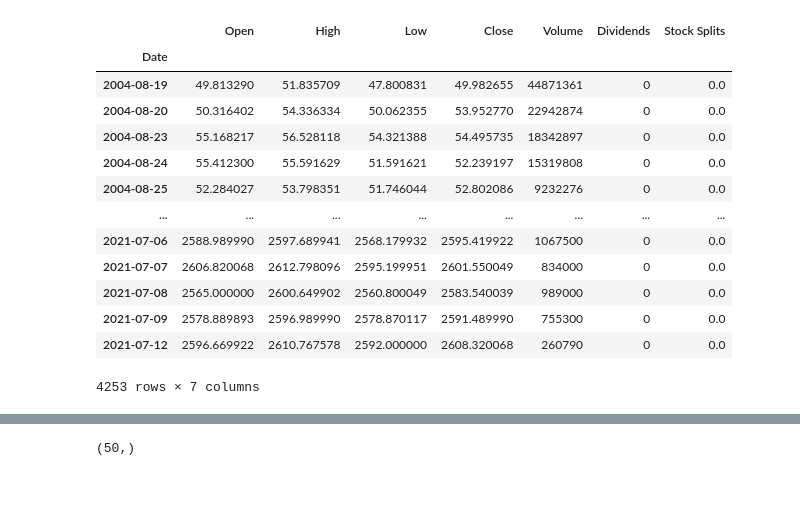
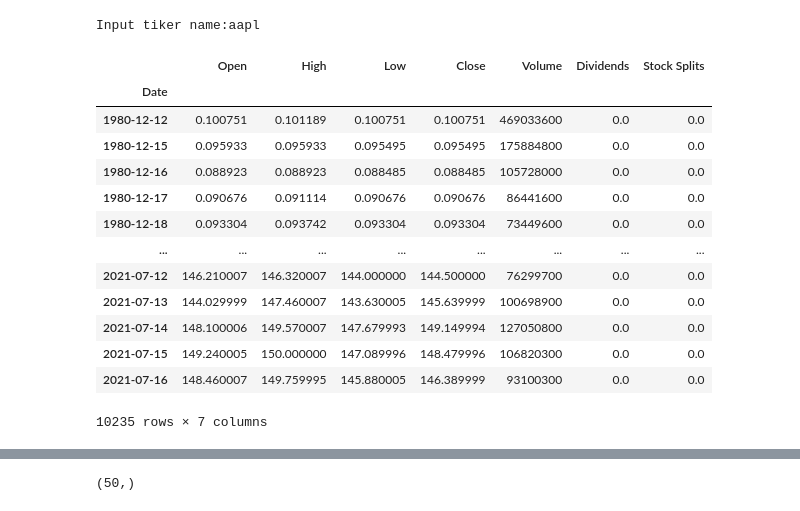
Before and after one commit to mdabbous88/Machine-Learning-Investment, a Jupyter notebook: stock_analyze.ipynb, the cells around one changed output, grey strips where cells are left out. Cells and saved outputs as stored; diff of their text form; code cells hidden in the pictures.

```diff
--- a/stock_analyze.ipynb
+++ b/stock_analyze.ipynb
@@ -19,22 +5,26 @@ import yfinance as yf
+# %%
+ticker = input("Input tiker name:")
+# %% [output]
+Input tiker name:aapl
 # %%
-goog = yf.Ticker("goog")
+tickerObj = yf.Ticker(ticker)
 # %%
-df = goog.history(period="max")
+ticker_df = tickerObj.history(period="max")
-# %%
-df
-# %% [output]
-|  | Open | High | Low | Close | Volume | Dividends | Stock Splits |
-| Date |  |  |  |  |  |  |  |
-| 2004-08-19 | 49.813290 | 51.835709 | 47.800831 | 49.982655 | 44871361 | 0 | 0.0 |
-| 2004-08-20 | 50.316402 | 54.336334 | 50.062355 | 53.952770 | 22942874 | 0 | 0.0 |
-| 2004-08-23 | 55.168217 | 56.528118 | 54.321388 | 54.495735 | 18342897 | 0 | 0.0 |
-| 2004-08-24 | 55.412300 | 55.591629 | 51.591621 | 52.239197 | 15319808 | 0 | 0.0 |
-| 2004-08-25 | 52.284027 | 53.798351 | 51.746044 | 52.802086 | 9232276 | 0 | 0.0 |
-| ... | ... | ... | ... | ... | ... | ... | ... |
-| 2021-07-06 | 2588.989990 | 2597.689941 | 2568.179932 | 2595.419922 | 1067500 | 0 | 0.0 |
-| 2021-07-07 | 2606.820068 | 2612.798096 | 2595.199951 | 2601.550049 | 834000 | 0 | 0.0 |
-| 2021-07-08 | 2565.000000 | 2600.649902 | 2560.800049 | 2583.540039 | 989000 | 0 | 0.0 |
-| 2021-07-09 | 2578.889893 | 2596.989990 | 2578.870117 | 2591.489990 | 755300 | 0 | 0.0 |
-| 2021-07-12 | 2596.669922 | 2610.767578 | 2592.000000 | 2608.320068 | 260790 | 0 | 0.0 |
-4253 rows × 7 columns
+# %%
+ticker_df
+# %% [output]
+|  | Open | High | Low | Close | Volume | Dividends | Stock Splits |
+| Date |  |  |  |  |  |  |  |
+| 1980-12-12 | 0.100751 | 0.101189 | 0.100751 | 0.100751 | 469033600 | 0.0 | 0.0 |
+| 1980-12-15 | 0.095933 | 0.095933 | 0.095495 | 0.095495 | 175884800 | 0.0 | 0.0 |
+| 1980-12-16 | 0.088923 | 0.088923 | 0.088485 | 0.088485 | 105728000 | 0.0 | 0.0 |
+| 1980-12-17 | 0.090676 | 0.091114 | 0.090676 | 0.090676 | 86441600 | 0.0 | 0.0 |
+| 1980-12-18 | 0.093304 | 0.093742 | 0.093304 | 0.093304 | 73449600 | 0.0 | 0.0 |
+| ... | ... | ... | ... | ... | ... | ... | ... |
+| 2021-07-12 | 146.210007 | 146.320007 | 144.000000 | 144.500000 | 76299700 | 0.0 | 0.0 |
+| 2021-07-13 | 144.029999 | 147.460007 | 143.630005 | 145.639999 | 100698900 | 0.0 | 0.0 |
+| 2021-07-14 | 148.100006 | 149.570007 | 147.679993 | 149.149994 | 127050800 | 0.0 | 0.0 |
+| 2021-07-15 | 149.240005 | 150.000000 | 147.089996 | 148.479996 | 106820300 | 0.0 | 0.0 |
+| 2021-07-16 | 148.460007 | 149.759995 | 145.880005 | 146.389999 | 93100300 | 0.0 | 0.0 |
+10235 rows × 7 columns
 # %%
```
Also changed, not shown: parts of 18 cells of this notebook, 1 other file.
